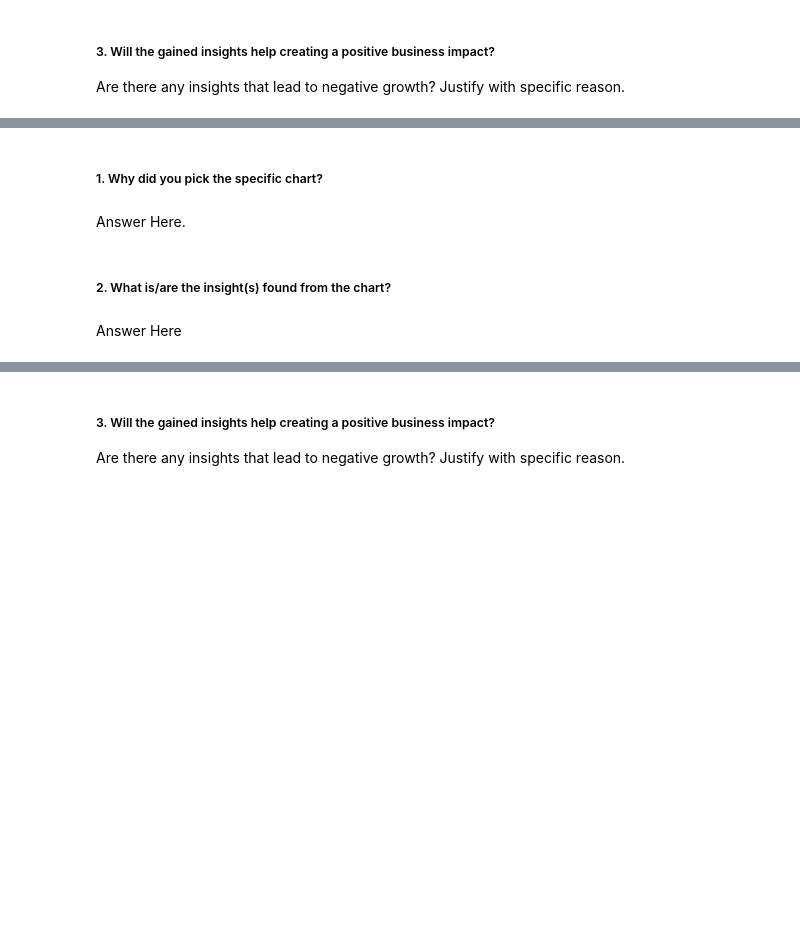
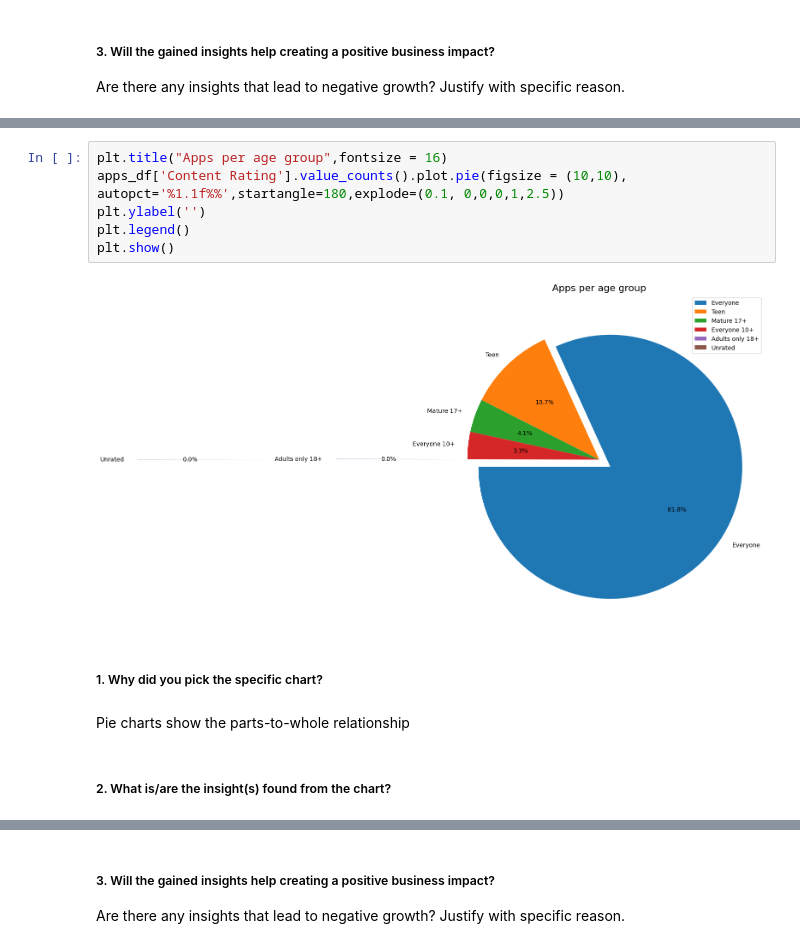
Before and after one commit to mridulbadika/Play-Store-App-Review-Analysis, a Jupyter notebook: EDA_on_Play_Store_App_Review_Analysis.ipynb, the cells around one changed output, grey strips where cells are left out. Cells and saved outputs as stored; diff of their text form; blank space fills up the shorter version.

```diff
--- a/EDA_on_Play_Store_App_Review_Analysis.ipynb
+++ b/EDA_on_Play_Store_App_Review_Analysis.ipynb
@@ -836,8 +937,14 @@ Answer Here
+# %%
+plt.title("Apps per age group",fontsize = 16)
+apps_df['Content Rating'].value_counts().plot.pie(figsize = (10,10), autopct='%1.1f%%',startangle=180,explode=(0.1, 0,0,0,1,2.5))
+plt.ylabel('')
+plt.legend()
+plt.show()
+# %% [output]
+[figure, added]
 # %% [markdown]
 ##### 1. Why did you pick the specific chart?
-# %% [markdown]
-Answer Here.
+# %% [markdown]
+Pie charts show the parts-to-whole relationship
 # %% [markdown]
 ##### 2. What is/are the insight(s) found from the chart?
-# %% [markdown]
-Answer Here
```
Also changed, not shown: parts of 45 cells of this notebook.
